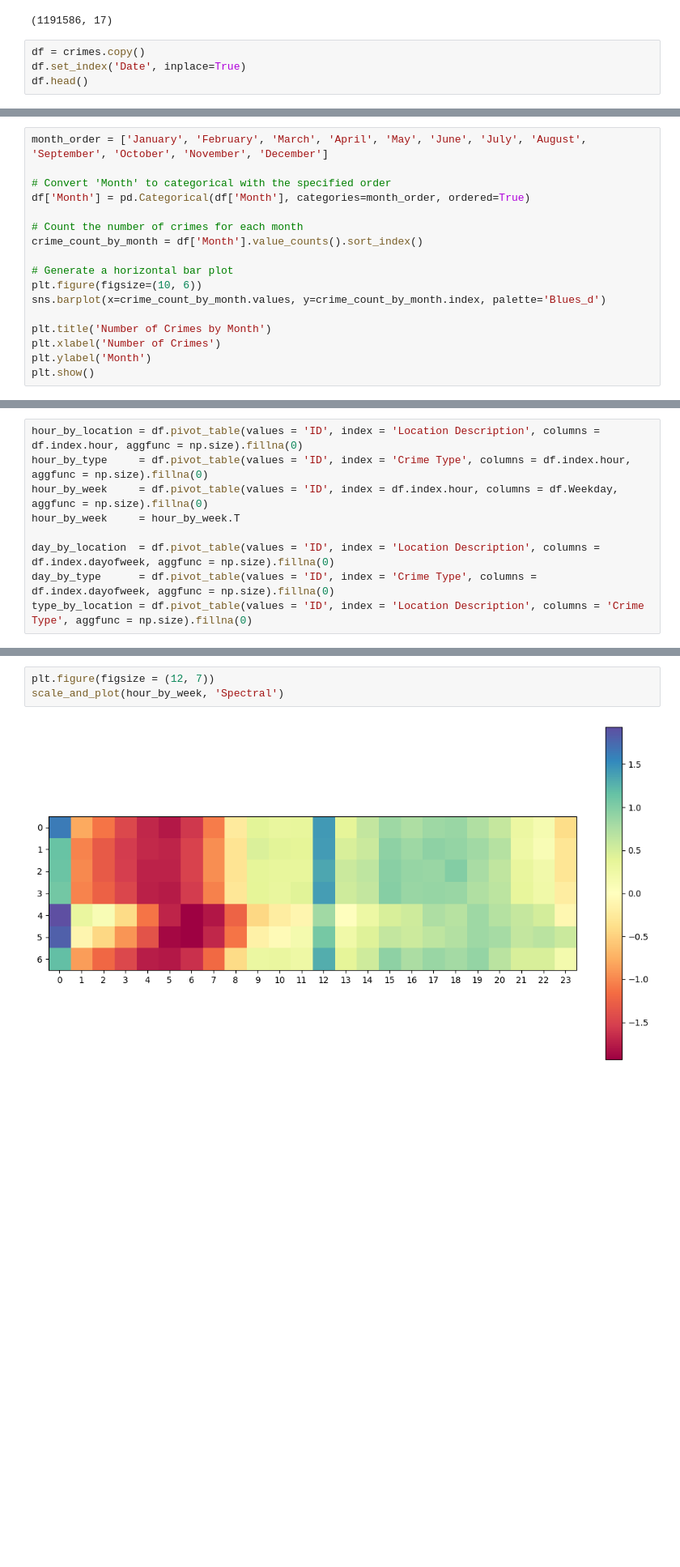
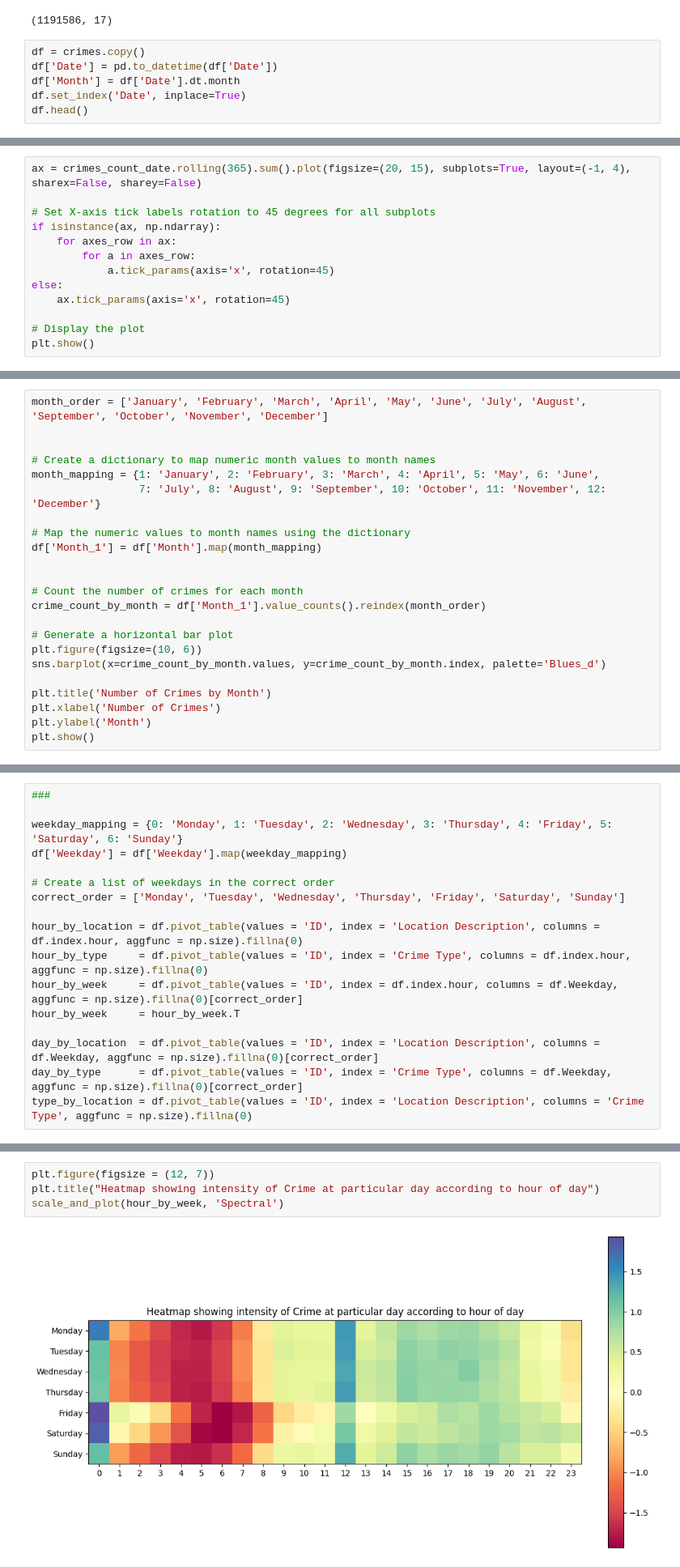
Before and after one commit to KrishShah12/Chicago-Crime-Analysis, a Jupyter notebook: heatmaps_of_crime_types.ipynb, the cells around one changed output, grey strips where cells are left out. Shown at 81% size. Drawn from its saved outputs; the diff is of its cells as text; blank space fills up the shorter version.

```diff
--- a/heatmaps_of_crime_types.ipynb
+++ b/heatmaps_of_crime_types.ipynb
@@ -30,6 +27,8 @@ crimes.shape
 (1191586, 17)
 # %%
 df = crimes.copy()
+df['Date'] = pd.to_datetime(df['Date'])
+df['Month'] = df['Date'].dt.month
 df.set_index('Date', inplace=True)
 df.head()
 # %% [output]
@@ -195,0 +219,13 @@ df.loc[df['Location Description'].isin(list_of_location_description), df.columns
+# %%
+ax = crimes_count_date.rolling(365).sum().plot(figsize=(20, 15), subplots=True, layout=(-1, 4), sharex=False, sharey=False)
+
+# Set X-axis tick labels rotation to 45 degrees for all subplots
+if isinstance(ax, np.ndarray):
+    for axes_row in ax:
+        for a in axes_row:
+            a.tick_params(axis='x', rotation=45)
+else:
+    ax.tick_params(axis='x', rotation=45)
+
+# Display the plot
+plt.show()
@@ -223,11 +259,17 @@ plt.show()
 # %%
 month_order = ['January', 'February', 'March', 'April', 'May', 'June', 'July', 'August', 'September', 'October', 'November', 'December']
 
-# Convert 'Month' to categorical with the specified order
-df['Month'] = pd.Categorical(df['Month'], categories=month_order, ordered=True)
+
+# Create a dictionary to map numeric month values to month names
+month_mapping = {1: 'January', 2: 'February', 3: 'March', 4: 'April', 5: 'May', 6: 'June',
+                 7: 'July', 8: 'August', 9: 'September', 10: 'October', 11: 'November', 12: 'December'}
+
+# Map the numeric values to month names using the dictionary
+df['Month_1'] = df['Month'].map(month_mapping)
+
 
 # Count the number of crimes for each month
-crime_count_by_month = df['Month'].value_counts().sort_index()
+crime_count_by_month = df['Month_1'].value_counts().reindex(month_order)
 
 # Generate a horizontal bar plot
 plt.figure(figsize=(10, 6))
@@ -260,9 +308,17 @@ plt.show()
 # %%
+###
+
+weekday_mapping = {0: 'Monday', 1: 'Tuesday', 2: 'Wednesday', 3: 'Thursday', 4: 'Friday', 5: 'Saturday', 6: 'Sunday'}
+df['Weekday'] = df['Weekday'].map(weekday_mapping)
+
+# Create a list of weekdays in the correct order
+correct_order = ['Monday', 'Tuesday', 'Wednesday', 'Thursday', 'Friday', 'Saturday', 'Sunday']
+
 hour_by_location = df.pivot_table(values = 'ID', index = 'Location Description', columns = df.index.hour, aggfunc = np.size).fillna(0)
 hour_by_type     = df.pivot_table(values = 'ID', index = 'Crime Type', columns = df.index.hour, aggfunc = np.size).fillna(0)
-hour_by_week     = df.pivot_table(values = 'ID', index = df.index.hour, columns = df.Weekday, aggfunc = np.size).fillna(0)
+hour_by_week     = df.pivot_table(values = 'ID', index = df.index.hour, columns = df.Weekday, aggfunc = np.size).fillna(0)[correct_order]
 hour_by_week     = hour_by_week.T
 
-day_by_location  = df.pivot_table(values = 'ID', index = 'Location Description', columns = df.index.dayofweek, aggfunc = np.size).fillna(0)
-day_by_type      = df.pivot_table(values = 'ID', index = 'Crime Type', columns = df.index.dayofweek, aggfunc = np.size).fillna(0)
+day_by_location  = df.pivot_table(values = 'ID', index = 'Location Description', columns = df.Weekday, aggfunc = np.size).fillna(0)[correct_order]
+day_by_type      = df.pivot_table(values = 'ID', index = 'Crime Type', columns = df.Weekday, aggfunc = np.size).fillna(0)[correct_order]
 type_by_location = df.pivot_table(values = 'ID', index = 'Location Description', columns = 'Crime Type', aggfunc = np.size).fillna(0)
@@ -327,5 +389,6 @@ scale_and_plot(hour_by_location, 'bwr')
 # %%
 plt.figure(figsize = (12, 7))
+plt.title("Heatmap showing intensity of Crime at particular day according to hour of day")
 scale_and_plot(hour_by_week, 'Spectral')
 # %% [output]
-[figure, old version]
+[figure, new version]
```
Also changed, not shown: parts of 32 cells of this notebook.
